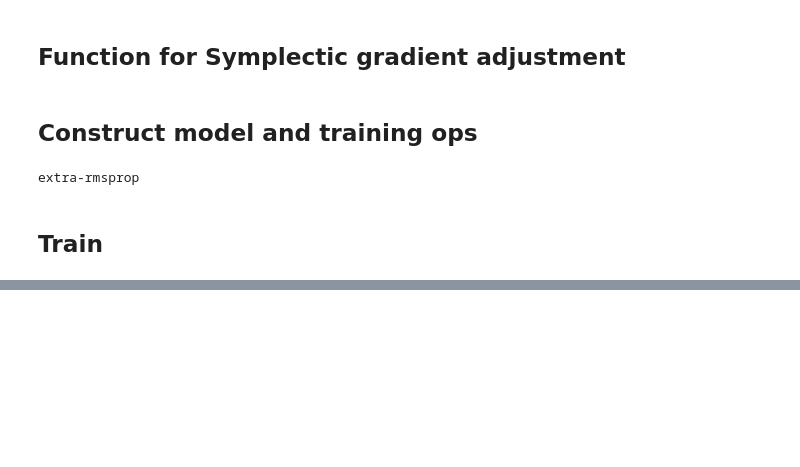
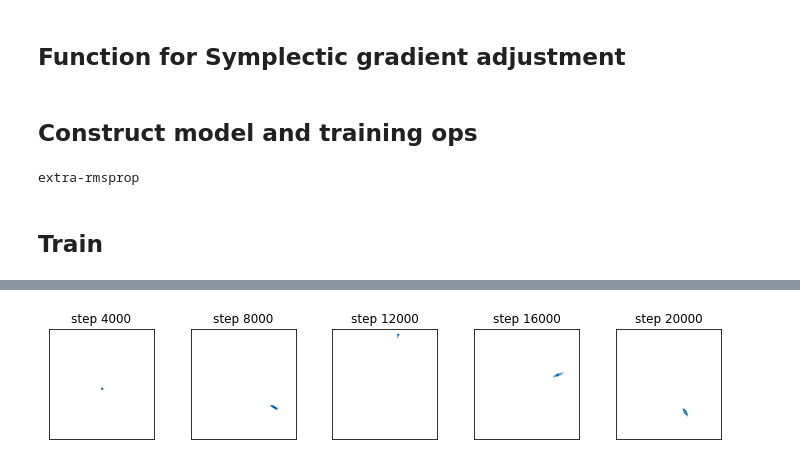
Before and after one commit to bruno-31/diff-game, a Jupyter notebook: Cool-5e-4divisepar5.ipynb, the cells around one changed output, grey strips where cells are left out. Cells and saved outputs as stored; diff of their text form; code cells hidden in the pictures; blank space fills up the shorter version.

```diff
--- a/Cool-5e-4divisepar5.ipynb
+++ b/Cool-5e-4divisepar5.ipynb
@@ -219,20 +239,26 @@ for i in tqdm(range(params['max_iter']+1)):
 # %%
-np_samples_ = np_samples[1::1]
+np_samples_ = np_samples[2::2]
 cols = len(np_samples_)
 bg_color  = sns.color_palette('Greens', n_colors=256)[0]
 figure(figsize=(2*cols, 2))
 for i, samps in enumerate(np_samples_):
     if i == 0:
         ax = subplot(1,cols,1)
     else:
         subplot(1,cols,i+1, sharex=ax, sharey=ax)
 #     ax2 = sns.kdeplot(samps[:, 0], samps[:, 1], shade=True, cmap='Greens', n_levels=20, clip=[[-6,6]]*2)
     ax2 = sns.kdeplot(samps[:, 0], samps[:, 1], shade=True, cmap='Blues',bw=1., n_levels=5, clip=[[-6,6]]*2)
+    ax2.set(xlim=(-6, 6), aspect="equal")
+    ax2.set(xlim=(None, 6), aspect="equal")
+    ax2.collections[0].set_alpha(0)
+    ax2.collections[i].set_alpha(0)
 
 #     ax2.set_axis_bgcolor(bg_color)
     xticks([]); yticks([])
-    title('step %d'%((i+1)*viz_every))
+    title('step %d'%((i+1)*viz_every*2))
 gcf().tight_layout()
+# %% [output]
+[figure, added]
 # %%
 plt.semilogy(nn_dist)
 plt.semilogy(nn_kl)
```
Also changed, not shown: parts of 5 cells of this notebook, 9 other files.
